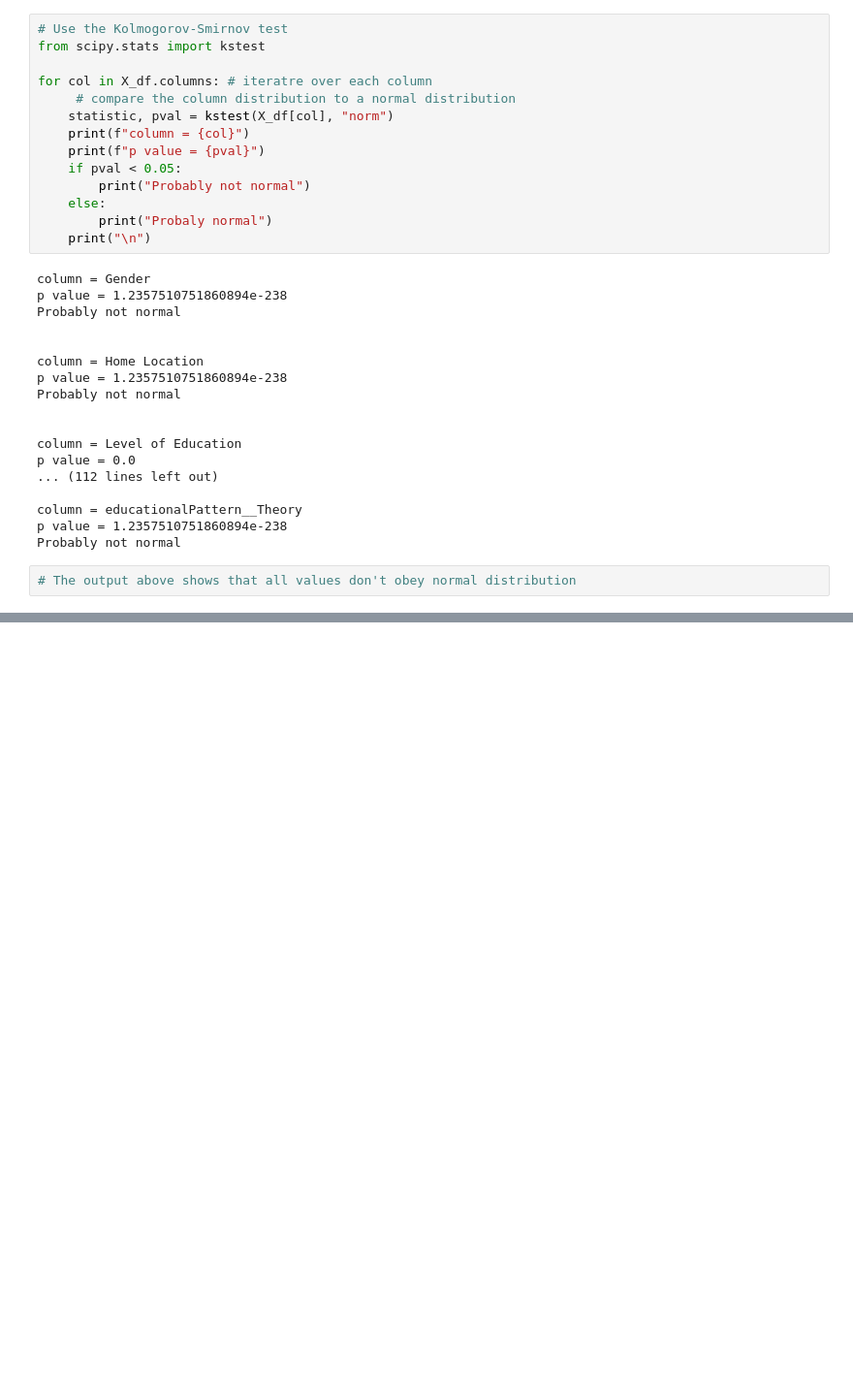
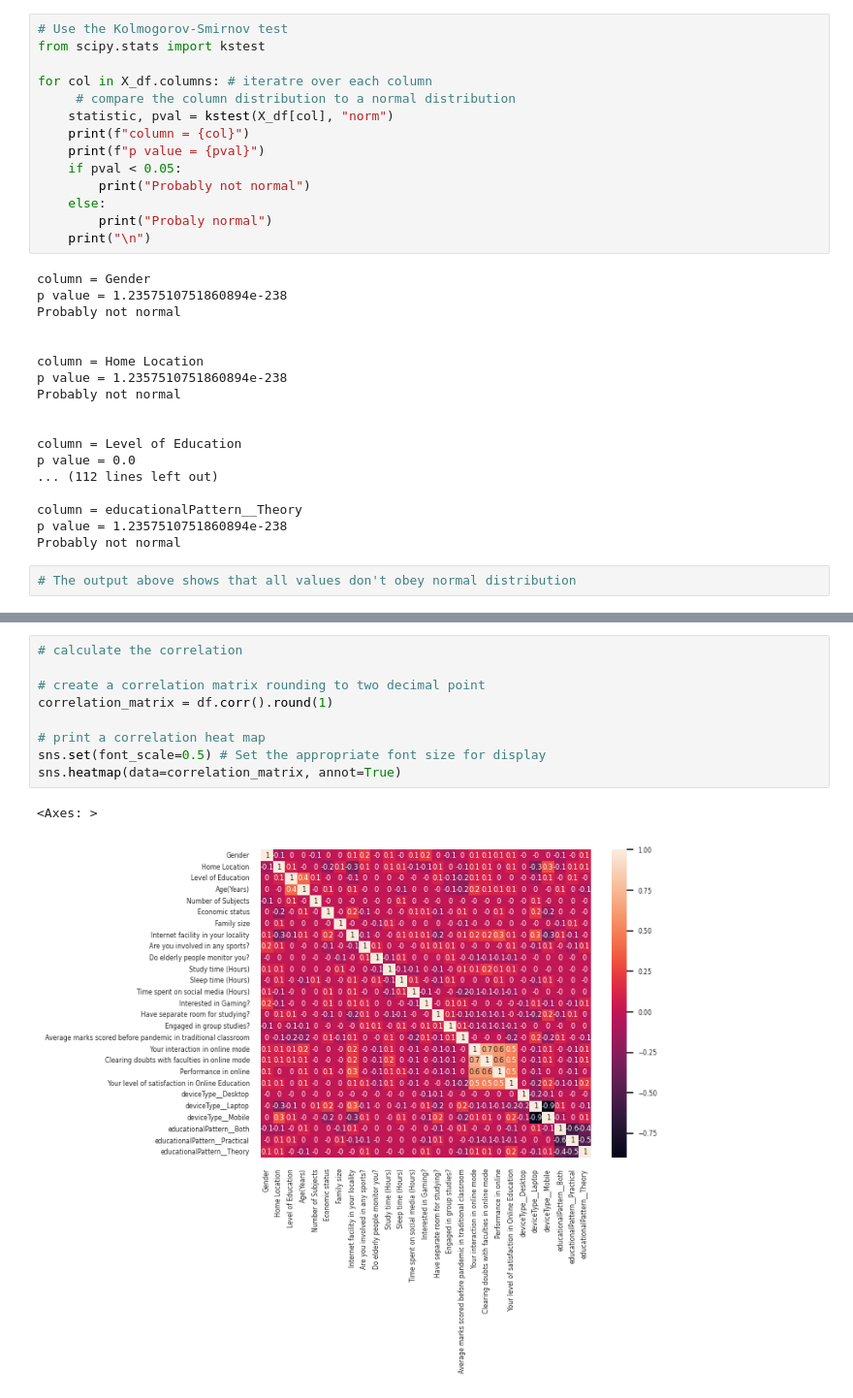
Before and after one commit to BugYale/Data-science-PMA, a Jupyter notebook: PMA.ipynb, the cells around one changed output, grey strips where cells are left out. Shown at 97% size. Drawn from its saved outputs; the diff is of its cells as text; blank space fills up the shorter version.

```diff
--- a/PMA.ipynb
+++ b/PMA.ipynb
@@ -247,0 +180,12 @@ Probably not normal
+# %%
+# calculate the correlation
+
+# create a correlation matrix rounding to two decimal point
+correlation_matrix = df.corr().round(1)
+
+# print a correlation heat map
+sns.set(font_scale=0.5) # Set the appropriate font size for display
+sns.heatmap(data=correlation_matrix, annot=True)
+# %% [output]
+<Axes: >
+[figure, added]
```
Also changed, not shown: parts of 11 cells of this notebook.
